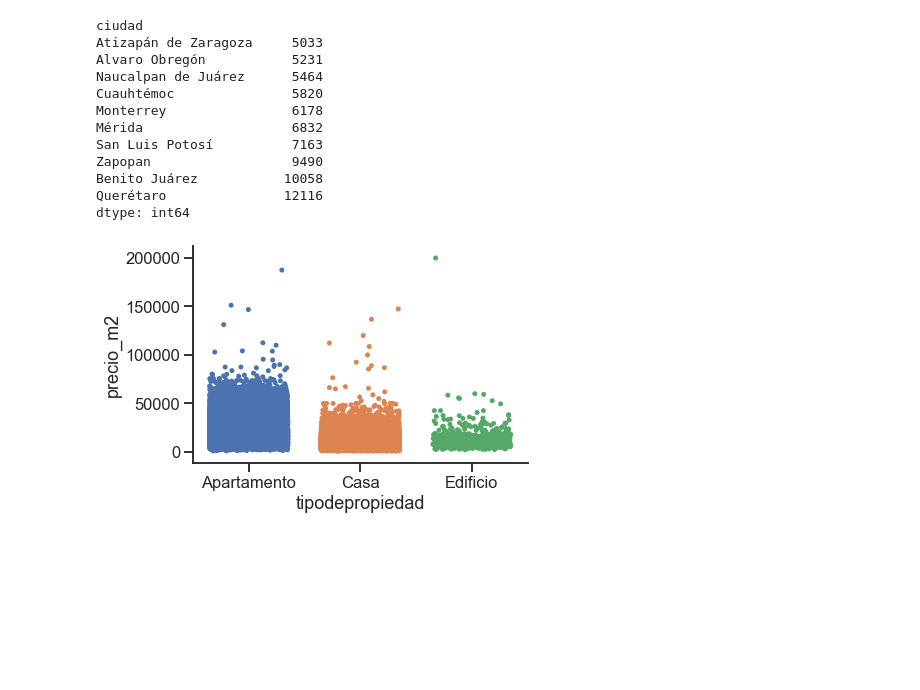
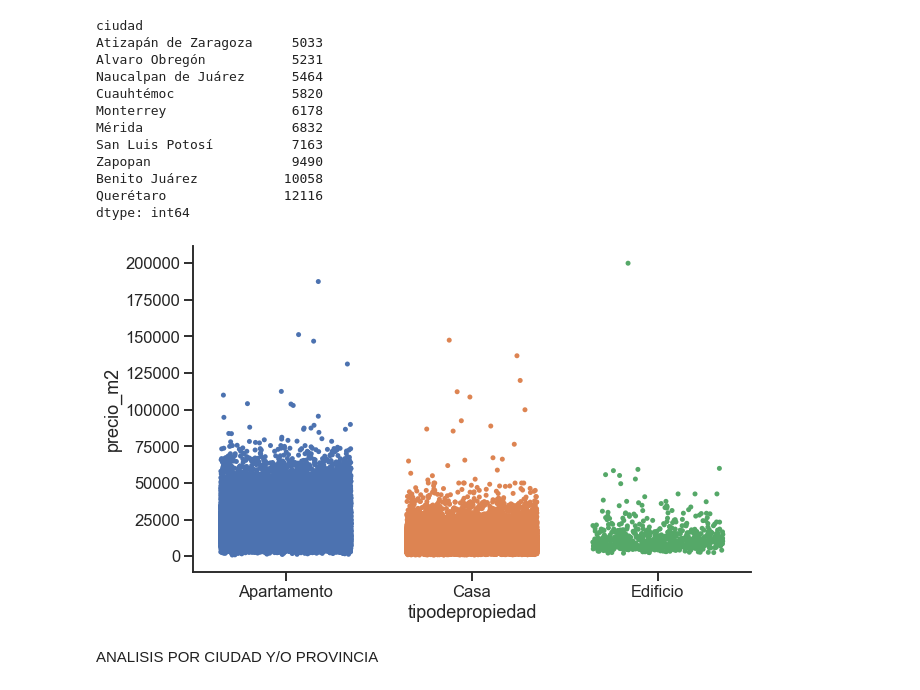
Before and after one commit to JuanCruzCastroLopez/tp1-zonajobs-analysis, a Jupyter notebook: ggp_notebook.ipynb, the cells around one changed output. Saved outputs shown, nothing was run; the diff lists cells and outputs as text; code cells hidden in the pictures; blank space fills up the shorter version.

Commit message:
nuevas visualizaciones

```diff
--- a/ggp_notebook.ipynb
+++ b/ggp_notebook.ipynb
@@ -153,9 +184,14 @@ Benito Juárez           10058
 Querétaro               12116
 dtype: int64
 # %%
+
+plt.figure(figsize=(10, 6))
+
 sns.set(style='ticks', context='talk')
 
 sns.stripplot(x='tipodepropiedad', y='precio_m2', data=df, order=['Apartamento','Casa','Edificio'], jitter=0.35)
 sns.despine()
 # %% [output]
-[figure, old version]
+[figure, new version]
+# %% [markdown]
+ANALISIS POR CIUDAD Y/O PROVINCIA
```
Also changed, not shown: parts of 17 cells of this notebook.
